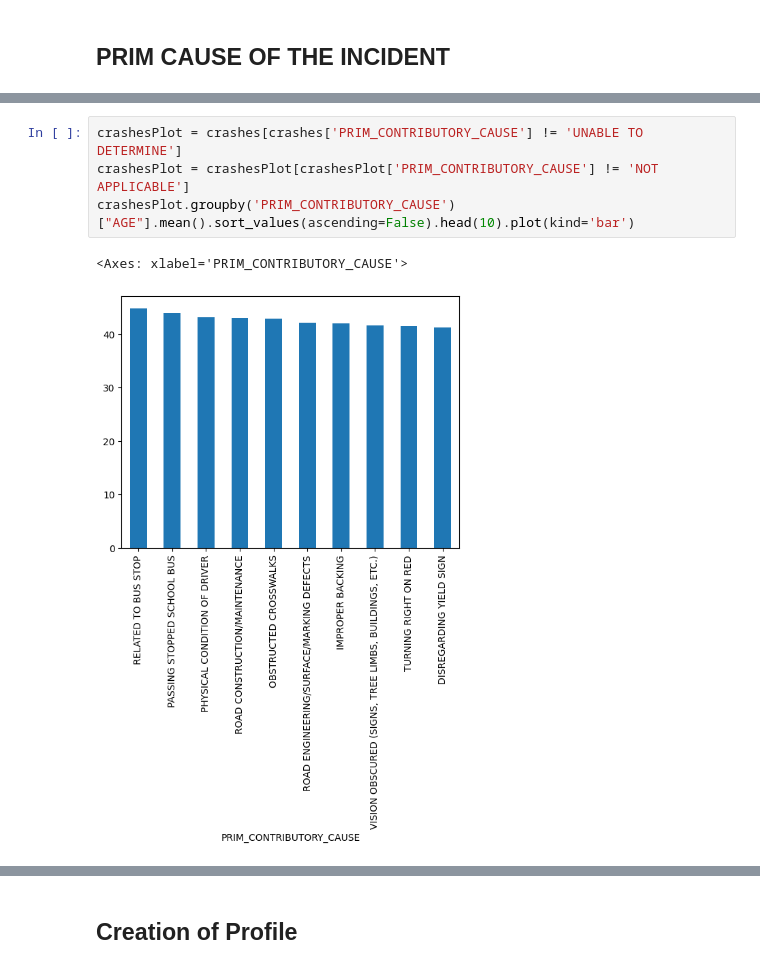
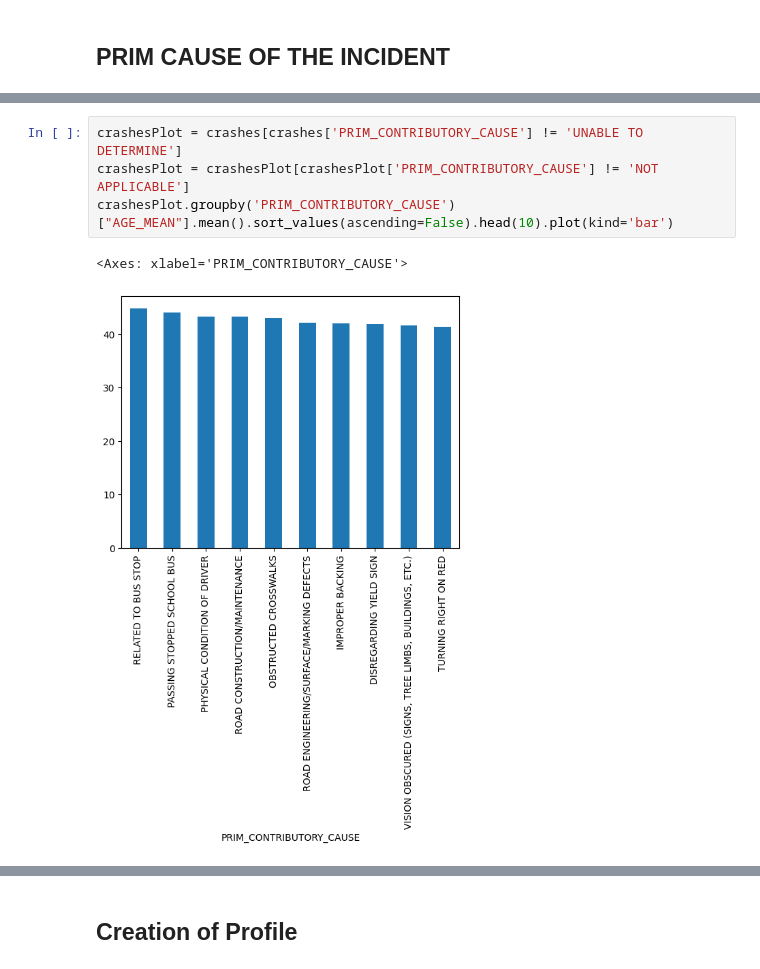
Before and after one commit to lavo2/DataMining-Project, a Jupyter notebook: 1-distribution.ipynb, the cells around one changed output, grey strips where cells are left out. Drawn from its saved outputs; the diff is of its cells as text.

```diff
--- a/1-distribution.ipynb
+++ b/1-distribution.ipynb
@@ -901,10 +902,10 @@ KeyError: 'Column not found: AGE'
 # %%
 crashesPlot = crashes[crashes['PRIM_CONTRIBUTORY_CAUSE'] != 'UNABLE TO DETERMINE']
 crashesPlot = crashesPlot[crashesPlot['PRIM_CONTRIBUTORY_CAUSE'] != 'NOT APPLICABLE']
-crashesPlot.groupby('PRIM_CONTRIBUTORY_CAUSE')["AGE"].mean().sort_values(ascending=False).head(10).plot(kind='bar')
+crashesPlot.groupby('PRIM_CONTRIBUTORY_CAUSE')["AGE_MEAN"].mean().sort_values(ascending=False).head(10).plot(kind='bar')
 # %% [output]
 <Axes: xlabel='PRIM_CONTRIBUTORY_CAUSE'>
-[figure, old version]
+[figure, new version]
 # %%
 crashesPlot = crashes[crashes['SEC_CONTRIBUTORY_CAUSE'] != 'UNABLE TO DETERMINE']
 crashesPlot = crashesPlot[crashesPlot['SEC_CONTRIBUTORY_CAUSE'] != 'NOT APPLICABLE']
```
Also changed, not shown: parts of 60 cells of this notebook, 3 other files.
